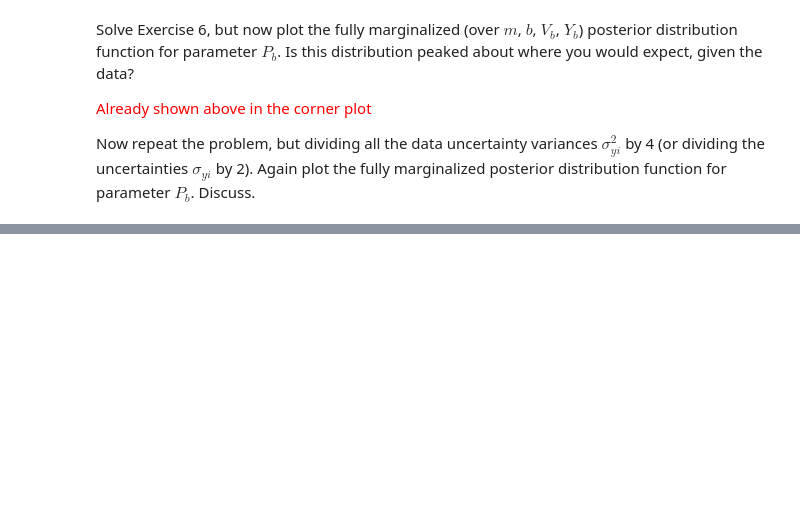
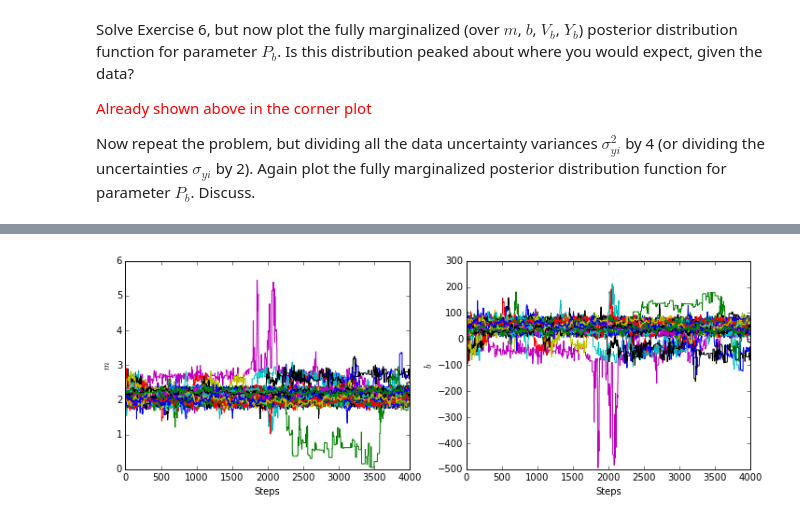
Before and after one commit to nhuntwalker/data_analysis_recipes, a Jupyter notebook: worked_exercises.ipynb, the cells around one changed output, grey strips where cells are left out. Drawn from its saved outputs; the diff is of its cells as text; code cells hidden in the pictures; blank space fills up the shorter version.

```diff
--- a/worked_exercises.ipynb
+++ b/worked_exercises.ipynb
@@ -357,0 +515,21 @@ fig = corner.corner(samples[:, :, :].reshape((-1, ndim)),
+# %%
+## And now with reduced uncertainties
+sampler = emcee.EnsembleSampler(nwalkers, ndim, log_posterior, args=(x[5:21], y[5:21], dy[5:21] * 0.5))
+n_steps = 5000
+sampler.run_mcmc(pos, n_steps);
+# %%
+samples = sampler.chain[:, 1000:, :]
+plt.figure(figsize=(12,4))
+plt.subplot(121)
+plt.plot(samples[:,:,0].T)
+plt.ylabel("$m$")
+plt.xlabel("Steps")
+
+plt.subplot(122)
+plt.plot(samples[:,:,1].T)
+plt.ylabel("$b$")
+plt.xlabel("Steps")
+
+plt.show()
+# %% [output]
+[figure, added]
```
Also changed, not shown: parts of 24 cells of this notebook.
